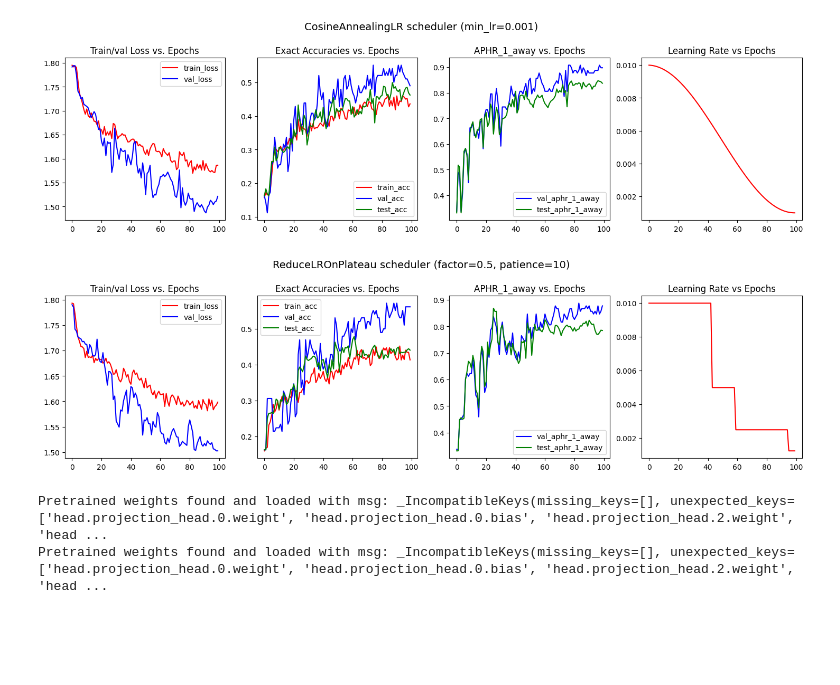
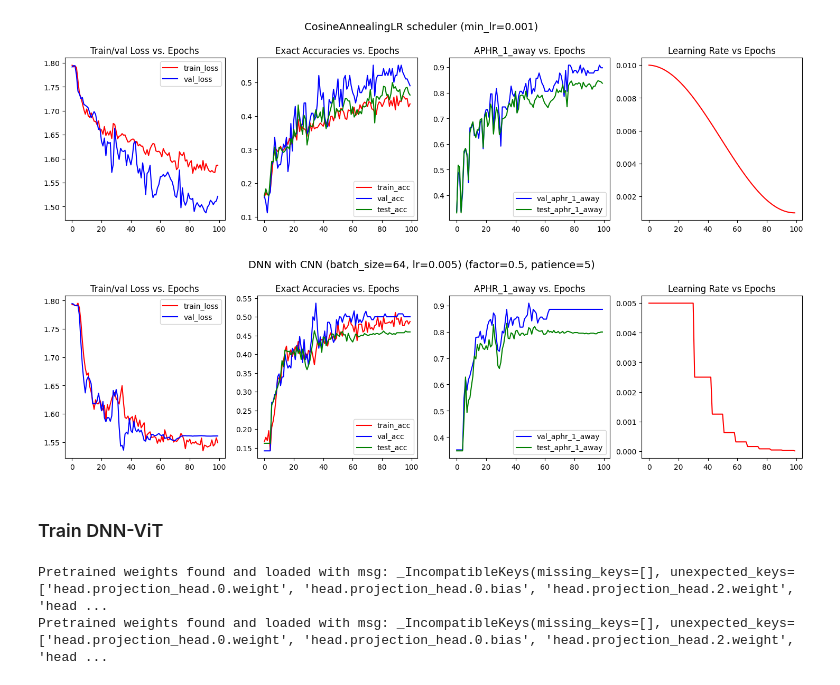
Before and after one commit to dylandao99/CSC413-Project, a Jupyter notebook: main_revenue_predictor.ipynb, the cells around one changed output. Cells and saved outputs as stored; diff of their text form; code cells hidden in the pictures; blank space fills up the shorter version.

```diff
--- a/main_revenue_predictor.ipynb
+++ b/main_revenue_predictor.ipynb
@@ -538,7 +550,7 @@ def fit_one_cycle(model, device, train_loader, val_loader, test_loader, opt_func
     elif lr_scheduling == 'step':
         scheduler = torch.optim.lr_scheduler.StepLR(optimizer, step_size=10, gamma=0.5)
     elif lr_scheduling == 'plateau':
-        scheduler = torch.optim.lr_scheduler.ReduceLROnPlateau(optimizer, mode='min', factor=0.5, patience=10)
+        scheduler = torch.optim.lr_scheduler.ReduceLROnPlateau(optimizer, mode='min', factor=0.5, patience=5)
 
     for epoch in range(epochs):
         # Training phase
@@ -631,9 +643,9 @@ def plot_history(history, title):
 # %%
 if 'COLAB_GPU' in os.environ:
     train_args = {
-        "batch_size": 128,
-        "lr": 5e-3,
-        "epochs": 50,
+        "batch_size": 64,
+        "lr": 0.005,
+        "epochs": 100,
         "report_every": 10
     }
 else:
@@ -683,6 +730,2 @@ cosine_history = fit_one_cycle(rp_CNN, device, train_dl, val_dl, test_dl, torch.
 # %%
-plateau_history = fit_one_cycle(rp_CNN, device, train_dl, val_dl, test_dl, torch.optim.Adam, {
-    "batch_size": 128,
-    "lr": 0.01,
-    "epochs": 100,
-    }, 'plateau')
+plateau_history = fit_one_cycle(rp_CNN, device, train_dl, val_dl, test_dl, torch.optim.Adam, train_args, 'plateau')
@@ -701,9 +766,11 @@ plot_history(cosine_history, "CosineAnnealingLR scheduler (min_lr=0.001)")
 # %% [output]
 [figure]
 # %%
-plot_history(plateau_history, "ReduceLROnPlateau scheduler (factor=0.5, patience=10)")
+plot_history(plateau_history, "DNN with CNN (batch_size=64, lr=0.005) (factor=0.5, patience=5)")
 # %% [output]
-[figure, old version]
+[figure, new version]
+# %% [markdown]
+### Train DNN-ViT
 # %%
 rp_ViT = RevenuePredictorViT(args, args_vit, freeze_vit=True)
 rp_ViT = rp_ViT.to(device) # send model to GPU
```
Also changed, not shown: parts of 40 cells of this notebook.
